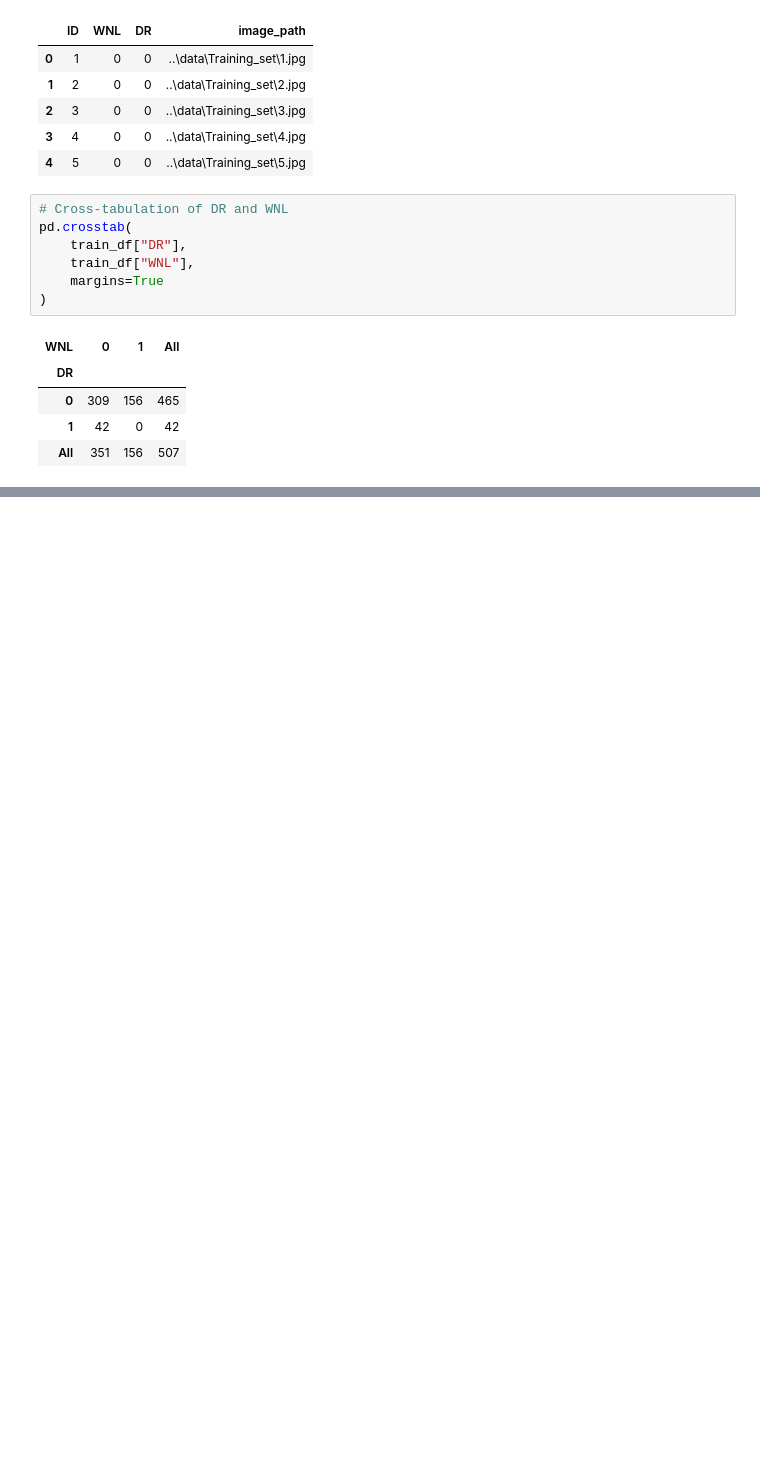
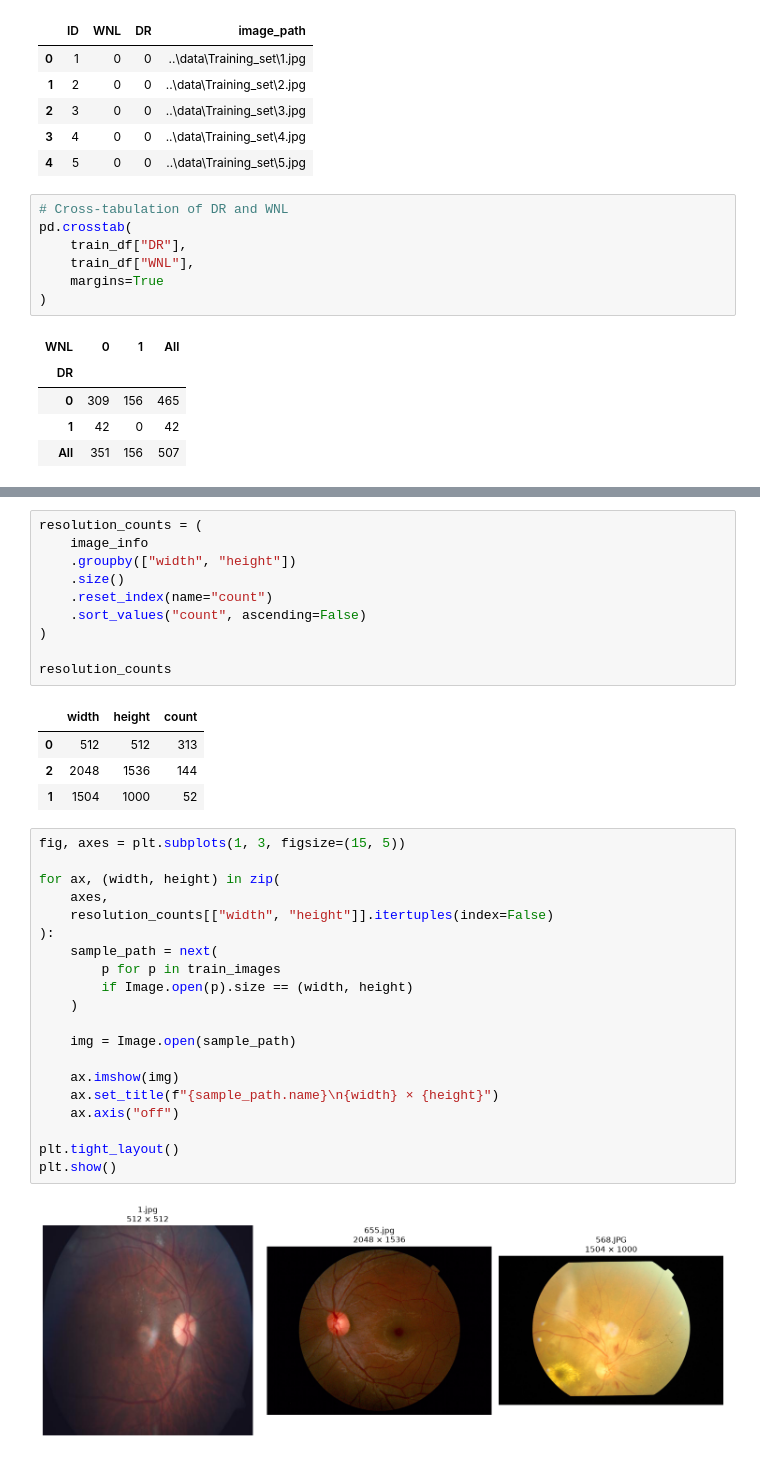
Before and after one commit to hebawl/retinal-dr-classification, a Jupyter notebook: notebooks/01_data_inspection.ipynb, the cells around one changed output, grey strips where cells are left out. Saved outputs shown, nothing was run; the diff lists cells and outputs as text; blank space fills up the shorter version.

Commit message:
Update retinal fundus image EDA notebook

```diff
--- a/notebooks/01_data_inspection.ipynb
+++ b/notebooks/01_data_inspection.ipynb
@@ -171,0 +267,37 @@ pd.crosstab(
+# %%
+resolution_counts = (
+    image_info
+    .groupby(["width", "height"])
+    .size()
+    .reset_index(name="count")
+    .sort_values("count", ascending=False)
+)
+
+resolution_counts
+# %% [output]
+|  | width | height | count |
+| 0 | 512 | 512 | 313 |
+| 2 | 2048 | 1536 | 144 |
+| 1 | 1504 | 1000 | 52 |
+# %%
+fig, axes = plt.subplots(1, 3, figsize=(15, 5))
+
+for ax, (width, height) in zip(
+    axes,
+    resolution_counts[["width", "height"]].itertuples(index=False)
+):
+    sample_path = next(
+        p for p in train_images
+        if Image.open(p).size == (width, height)
+    )
+
+    img = Image.open(sample_path)
+
+    ax.imshow(img)
+    ax.set_title(f"{sample_path.name}\n{width} × {height}")
+    ax.axis("off")
+
+plt.tight_layout()
+plt.show()
+# %% [output]
+[figure, added]
```
Also changed, not shown: parts of 19 cells of this notebook.
